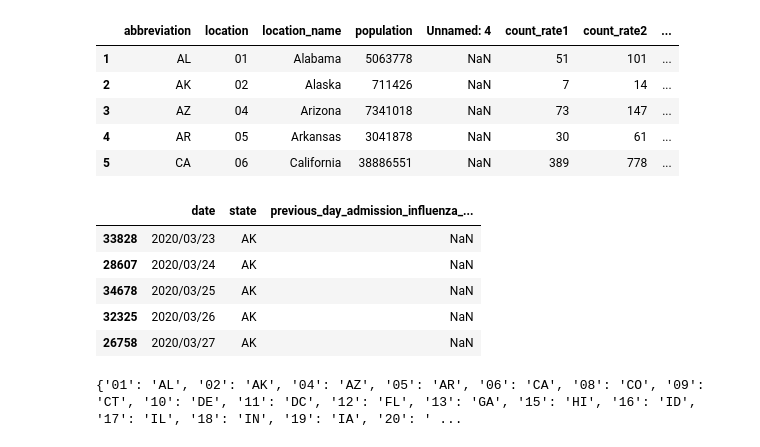
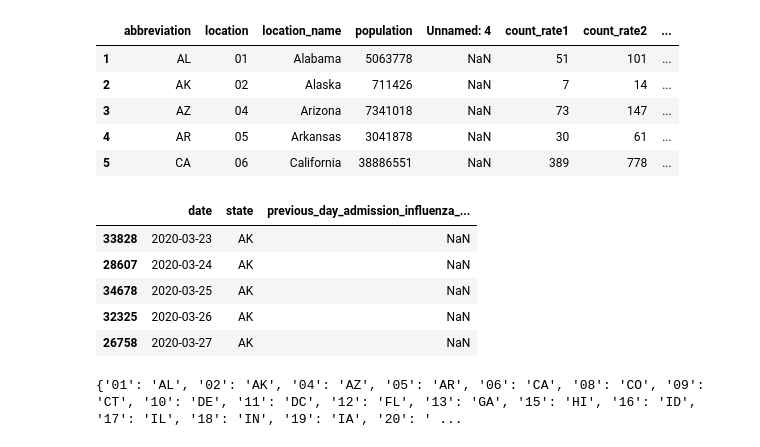
Before and after one commit to atiumcache/flu-forecast-accuracy, a Jupyter notebook: forecast_accuracy.ipynb, the cells around one changed output. Saved outputs shown, nothing was run; the diff lists cells and outputs as text; code cells hidden in the pictures.

```diff
--- a/forecast_accuracy.ipynb
+++ b/forecast_accuracy.ipynb
@@ -27,16 +27,17 @@ Number of Locations: 52
 # %%
 '''Extract hospitalization data'''
 
 actual_data = pd.read_csv('./COVID-19_Reported_Patient_Impact_and_Hospital_Capacity_by_State_Timeseries__RAW_.csv')
 actual_data = actual_data[['date','state','previous_day_admission_influenza_confirmed']].sort_values(['state','date'])
+actual_data['date'] = pd.to_datetime(actual_data['date'])
 actual_data.head()
 # %% [output]
 |  | date | state | previous_day_admission_influenza_... |
-| 33828 | 2020/03/23 | AK | NaN |
-| 28607 | 2020/03/24 | AK | NaN |
-| 34678 | 2020/03/25 | AK | NaN |
-| 32325 | 2020/03/26 | AK | NaN |
-| 26758 | 2020/03/27 | AK | NaN |
+| 33828 | 2020-03-23 | AK | NaN |
+| 28607 | 2020-03-24 | AK | NaN |
+| 34678 | 2020-03-25 | AK | NaN |
+| 32325 | 2020-03-26 | AK | NaN |
+| 26758 | 2020-03-27 | AK | NaN |
 # %%
 '''Map location numbers to state abbreviations'''
 
```
Also changed, not shown: parts of 12 cells of this notebook, 5 other files.
